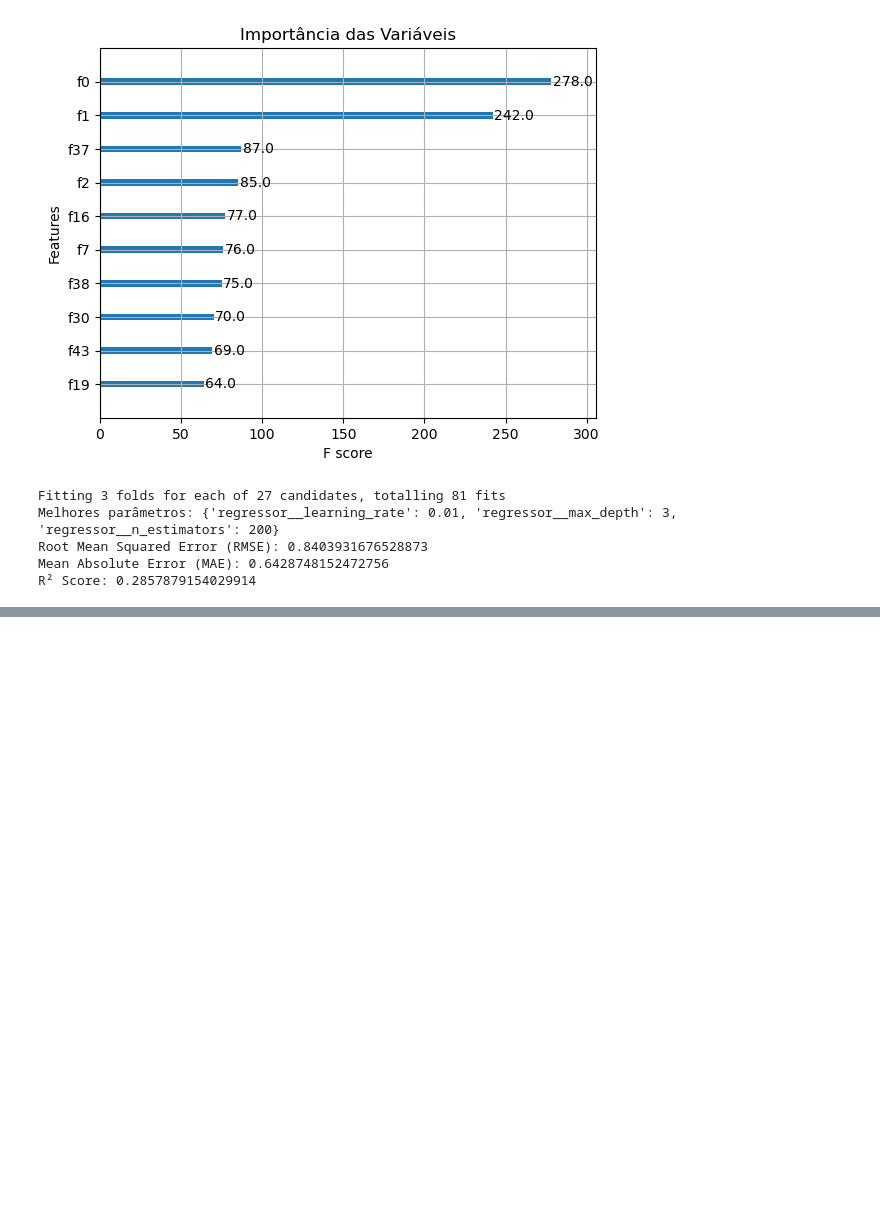
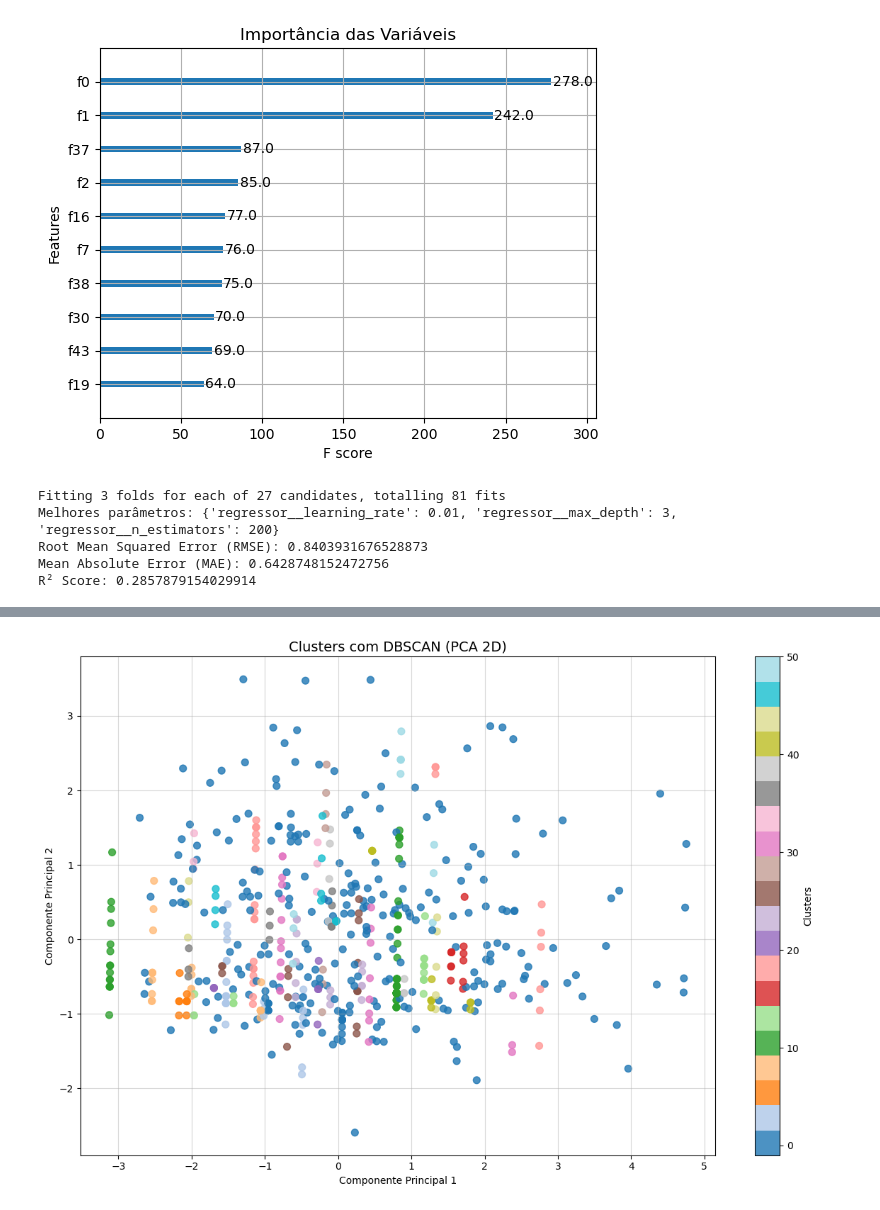
Before and after one commit to OliviaHelena10/PYTHON_PROJECTS, a Jupyter notebook: trabalhando_com_analises/cust_behavior.ipynb, the cells around one changed output, grey strips where cells are left out. Drawn from its saved outputs; the diff is of its cells as text; code cells hidden in the pictures; blank space fills up the shorter version.

```diff
--- a/trabalhando_com_analises/cust_behavior.ipynb
+++ b/trabalhando_com_analises/cust_behavior.ipynb
@@ -922,0 +1032,24 @@ create_visual_report(best_model, y_test, y_pred, grid_search)
+# %%
+from sklearn.decomposition import PCA
+
+# Aplicando o DBSCAN nos dados escalados
+dbscan = DBSCAN(eps=0.7, min_samples=3)  # Ajuste os parâmetros conforme necessário
+clusters = dbscan.fit_predict(X_scaled)  # clusters agora contém os rótulos dos clusters
+
+# Reduzindo para 2 dimensões
+pca = PCA(n_components=2)
+X_pca = pca.fit_transform(X_scaled)
+
+plt.figure(figsize=(12, 8))
+plt.scatter(X_pca[:, 0], X_pca[:, 1], c=clusters, cmap="tab20", s=50, alpha=0.8)
+                                      # c=clusters: A cor dos pontos reflete os clusters atribuídos.
+                                      # cmap: Define o mapa de cores.
+plt.colorbar(label="Clusters")
+plt.title("Clusters com DBSCAN (PCA 2D)", fontsize=14)
+plt.xlabel("Componente Principal 1")
+plt.ylabel("Componente Principal 2")
+plt.grid(True, alpha=0.5)
+plt.tight_layout()
+plt.show()
+# %% [output]
+[figure, added]
```
Also changed, not shown: parts of 6 cells of this notebook.
